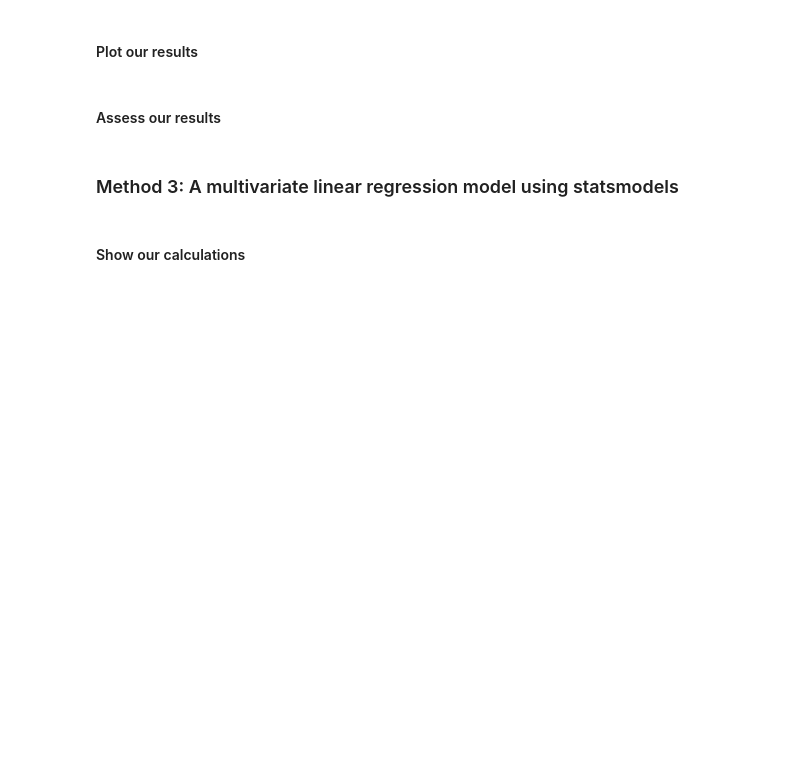
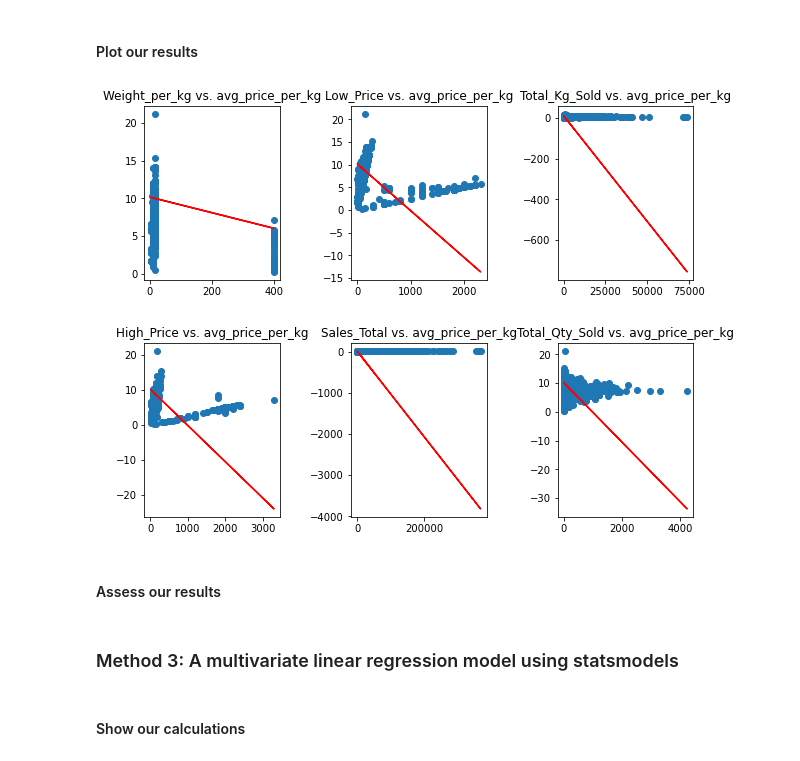
Before and after one commit to lkrump7/regression-apples-predict-api-template, a Jupyter notebook: Linear Regression team TS2.ipynb, the cells around one changed output. Cells and saved outputs as stored; diff of their text form; code cells hidden in the pictures; blank space fills up the shorter version.

Commit message:
Multivariate Regression using SKLearn

```diff
--- a/Linear Regression team TS2.ipynb
+++ b/Linear Regression team TS2.ipynb
@@ -415,3 +419,10 @@ R^2: 0.11416723112994909
 # %%
 # import linear regression model
 from sklearn.linear_model import LinearRegression
+# %%
+#split predictors and response
+X = train.drop(['avg_price_per_kg'], axis = 1)
+Y = train['avg_price_per_kg']
+# %%
+# create model object
+lm = LinearRegression()
@@ -417,0 +432,9 @@ from sklearn.linear_model import LinearRegression
+# %%
+# split into train and test
+X_train, X_test, y_train, y_test = train_test_split(X,
+                                                    Y,
+                                                    test_size=0.20,
+                                                    random_state=1)
+# %%
+# train model
+lm.fit(X_train, y_train)
@@ -418,5 +464,37 @@ from sklearn.linear_model import LinearRegression
 # %% [markdown]
 #### Plot our results
+# %%
+fig, axs = plt.subplots(2, 3, figsize=(9,7))
+
+axs[0,0].scatter(train['Weight_Kg'], train['avg_price_per_kg'])
+axs[0,0].plot(train['Weight_Kg'], lm.intercept_ + lm.coef_[0]*train['Weight_Kg'], color='red')
+axs[0,0].title.set_text('Weight_per_kg vs. avg_price_per_kg')
+
+axs[0,1].scatter(train['Low_Price'], train['avg_price_per_kg'])
+axs[0,1].plot(train['Low_Price'], lm.intercept_ + lm.coef_[0]*train['Low_Price'], color='red')
+axs[0,1].title.set_text('Low_Price vs. avg_price_per_kg')
+
+axs[1,0].scatter(train['High_Price'], train['avg_price_per_kg'])
+axs[1,0].plot(train['High_Price'], lm.intercept_ + lm.coef_[0]*train['High_Price'], color='red')
+axs[1,0].title.set_text('High_Price vs. avg_price_per_kg')
+
+axs[1,1].scatter(train['Sales_Total'], train['avg_price_per_kg'])
+axs[1,1].plot(train['Sales_Total'], lm.intercept_ + lm.coef_[0]*train['Sales_Total'], color='red')
+axs[1,1].title.set_text('Sales_Total vs. avg_price_per_kg')
+
+axs[1,2].scatter(train['Total_Qty_Sold'], train['avg_price_per_kg'])
+axs[1,2].plot(train['Total_Qty_Sold'], lm.intercept_ + lm.coef_[0]*train['Total_Qty_Sold'], color='red')
+axs[1,2].title.set_text('Total_Qty_Sold vs. avg_price_per_kg')
+
+axs[0,2].scatter(train['Total_Kg_Sold'], train['avg_price_per_kg'])
+axs[0,2].plot(train['Total_Kg_Sold'], lm.intercept_ + lm.coef_[0]*train['Total_Kg_Sold'], color='red')
+axs[0,2].title.set_text('Total_Kg_Sold vs. avg_price_per_kg')
+
+fig.tight_layout(pad=3.0)
+
+plt.show()
+# %% [output]
+[figure, added]
 # %% [markdown]
 #### Assess our results
 # %% [markdown]
```
Also changed, not shown: parts of 11 cells of this notebook.
